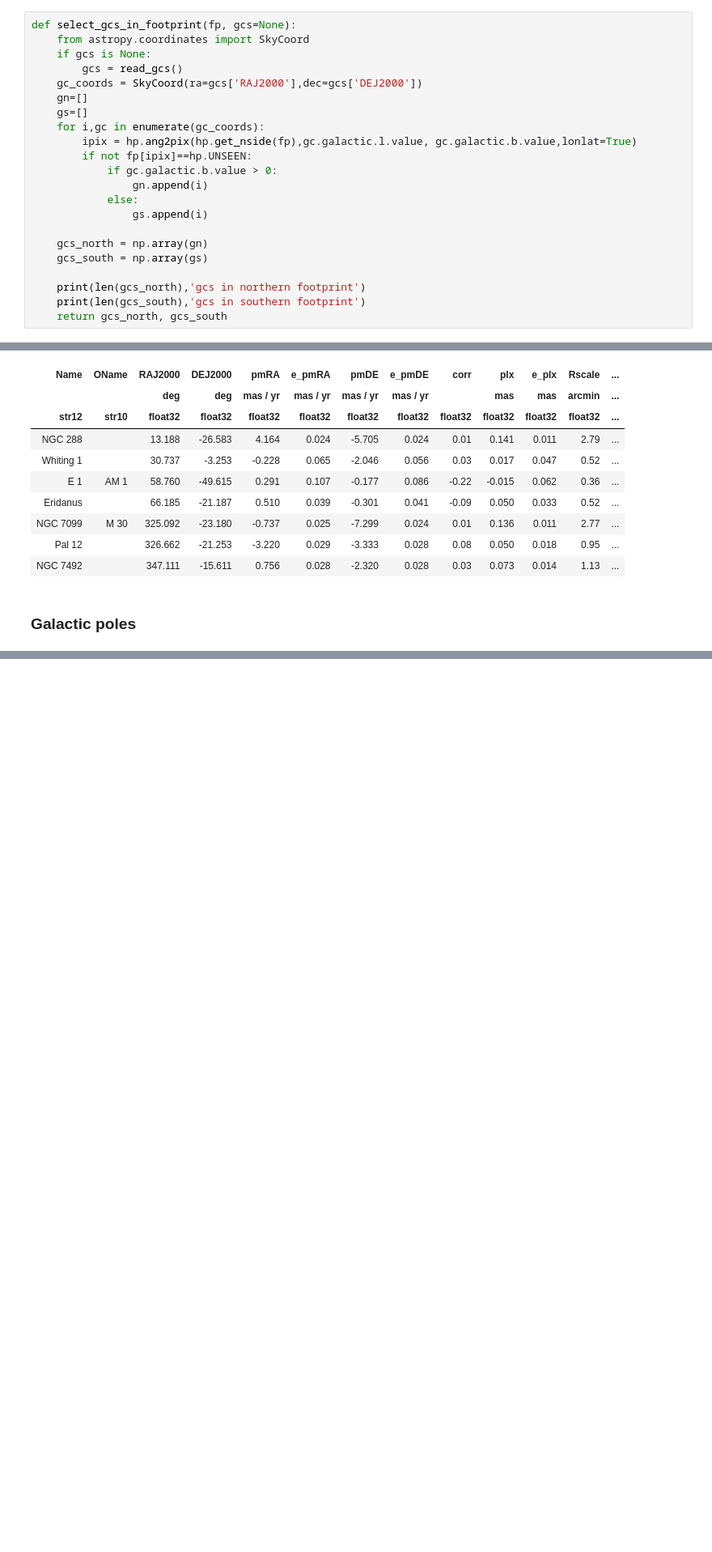
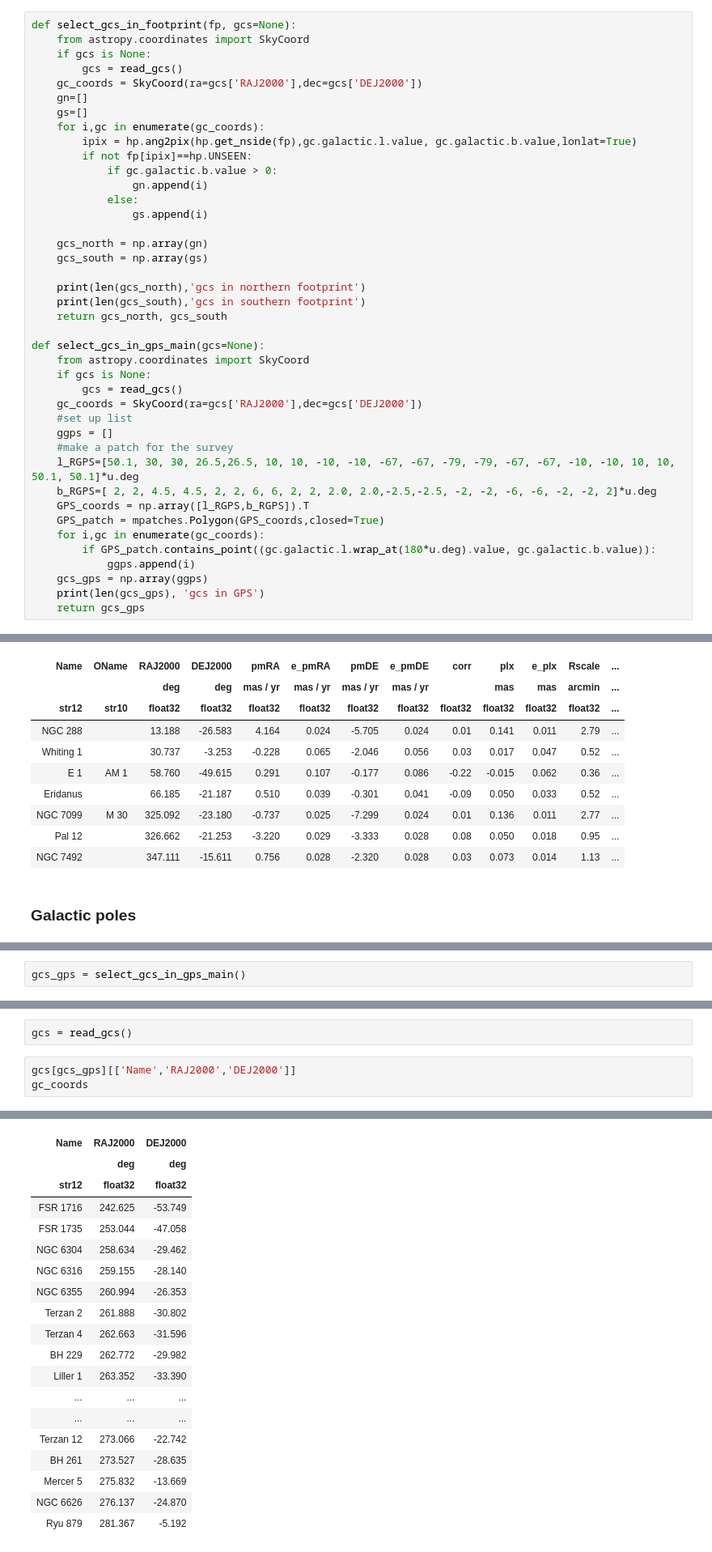
Before and after one commit to Dynamics-Penn/roman-nearfield, a Jupyter notebook: notebooks/ccs_footprints_gcs.ipynb, the cells around one changed output, grey strips where cells are left out. Shown at 81% size. Saved outputs shown, nothing was run; the diff lists cells and outputs as text; blank space fills up the shorter version.

```diff
--- a/notebooks/ccs_footprints_gcs.ipynb
+++ b/notebooks/ccs_footprints_gcs.ipynb
@@ -191,6 +191,25 @@ def select_gcs_in_footprint(fp, gcs=None):
     print(len(gcs_north),'gcs in northern footprint')
     print(len(gcs_south),'gcs in southern footprint')
     return gcs_north, gcs_south
+
+def select_gcs_in_gps_main(gcs=None):
+    from astropy.coordinates import SkyCoord
+    if gcs is None:
+        gcs = read_gcs()
+    gc_coords = SkyCoord(ra=gcs['RAJ2000'],dec=gcs['DEJ2000'])
+    #set up list
+    ggps = []
+    #make a patch for the survey
+    l_RGPS=[50.1, 30, 30, 26.5,26.5, 10, 10, -10, -10, -67, -67, -79, -79, -67, -67, -10, -10, 10, 10, 50.1, 50.1]*u.deg
+    b_RGPS=[ 2, 2, 4.5, 4.5, 2, 2, 6, 6, 2, 2, 2.0, 2.0,-2.5,-2.5, -2, -2, -6, -6, -2, -2, 2]*u.deg
+    GPS_coords = np.array([l_RGPS,b_RGPS]).T
+    GPS_patch = mpatches.Polygon(GPS_coords,closed=True)
+    for i,gc in enumerate(gc_coords):
+        if GPS_patch.contains_point((gc.galactic.l.wrap_at(180*u.deg).value, gc.galactic.b.value)):
+            ggps.append(i)
+    gcs_gps = np.array(ggps)
+    print(len(gcs_gps), 'gcs in GPS')
+    return gcs_gps
 # %%
 def get_gptds_fields():
     """
@@ -455,0 +537,2 @@ plot_polar_projection(fp, gclist=gcs_north, annotate=True, whichpole='N').savefi
+# %%
+gcs_gps = select_gcs_in_gps_main()
@@ -455,0 +541,6 @@ plot_polar_projection(fp, gclist=gcs_north, annotate=True, whichpole='N').savefi
+# %%
+gcs = read_gcs()
+# %%
+gcs[gcs_gps][['Name','RAJ2000','DEJ2000']]
+gc_coords
+# %% [output]
@@ -455,0 +548,19 @@ plot_polar_projection(fp, gclist=gcs_north, annotate=True, whichpole='N').savefi
+| Name | RAJ2000 | DEJ2000 |
+|  | deg | deg |
+| str12 | float32 | float32 |
+| FSR 1716 | 242.625 | -53.749 |
+| FSR 1735 | 253.044 | -47.058 |
+| NGC 6304 | 258.634 | -29.462 |
+| NGC 6316 | 259.155 | -28.140 |
+| NGC 6355 | 260.994 | -26.353 |
+| Terzan 2 | 261.888 | -30.802 |
+| Terzan 4 | 262.663 | -31.596 |
+| BH 229 | 262.772 | -29.982 |
+| Liller 1 | 263.352 | -33.390 |
+| ... | ... | ... |
+| ... | ... | ... |
+| Terzan 12 | 273.066 | -22.742 |
+| BH 261 | 273.527 | -28.635 |
+| Mercer 5 | 275.832 | -13.669 |
+| NGC 6626 | 276.137 | -24.870 |
+| Ryu 879 | 281.367 | -5.192 |
```
Also changed, not shown: parts of 15 cells of this notebook, 1 other file.
